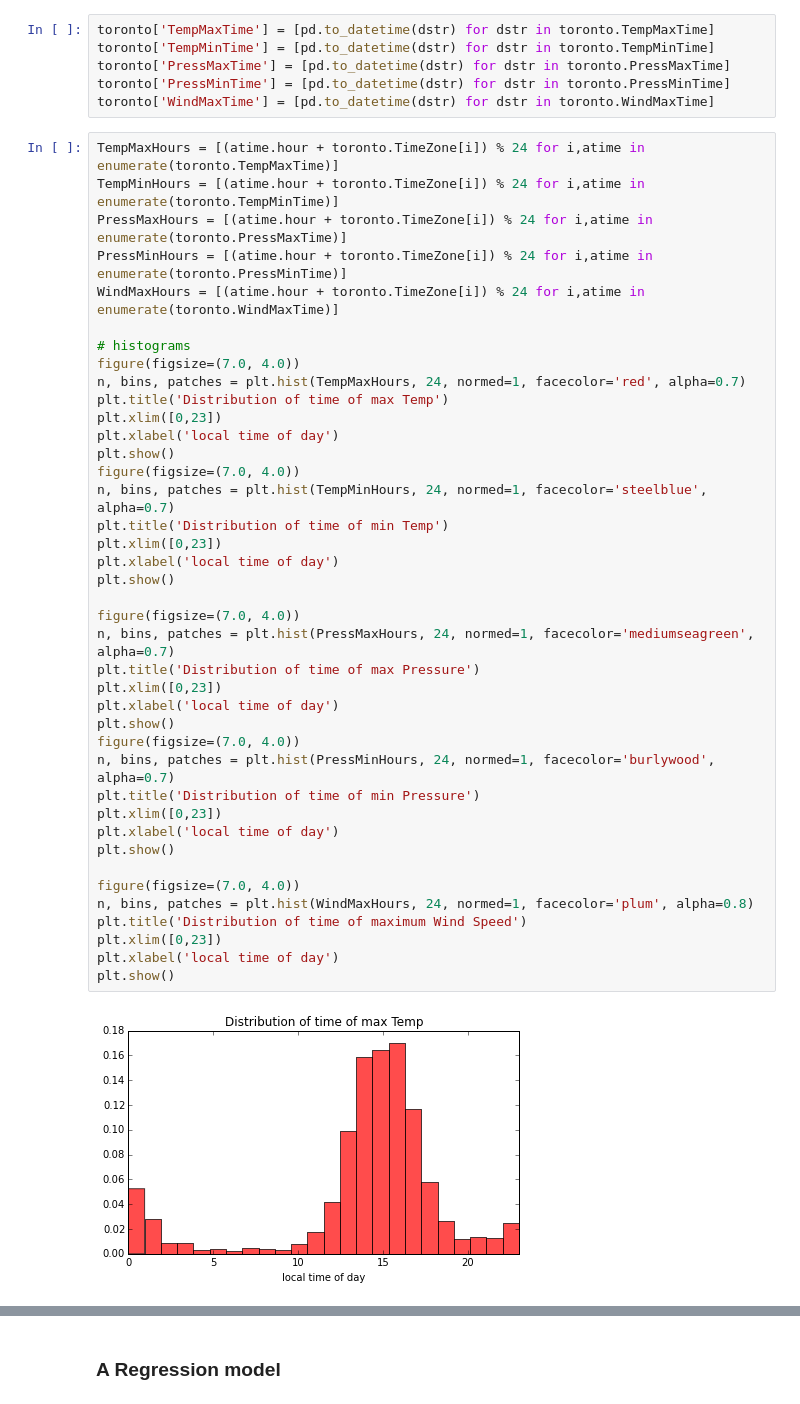
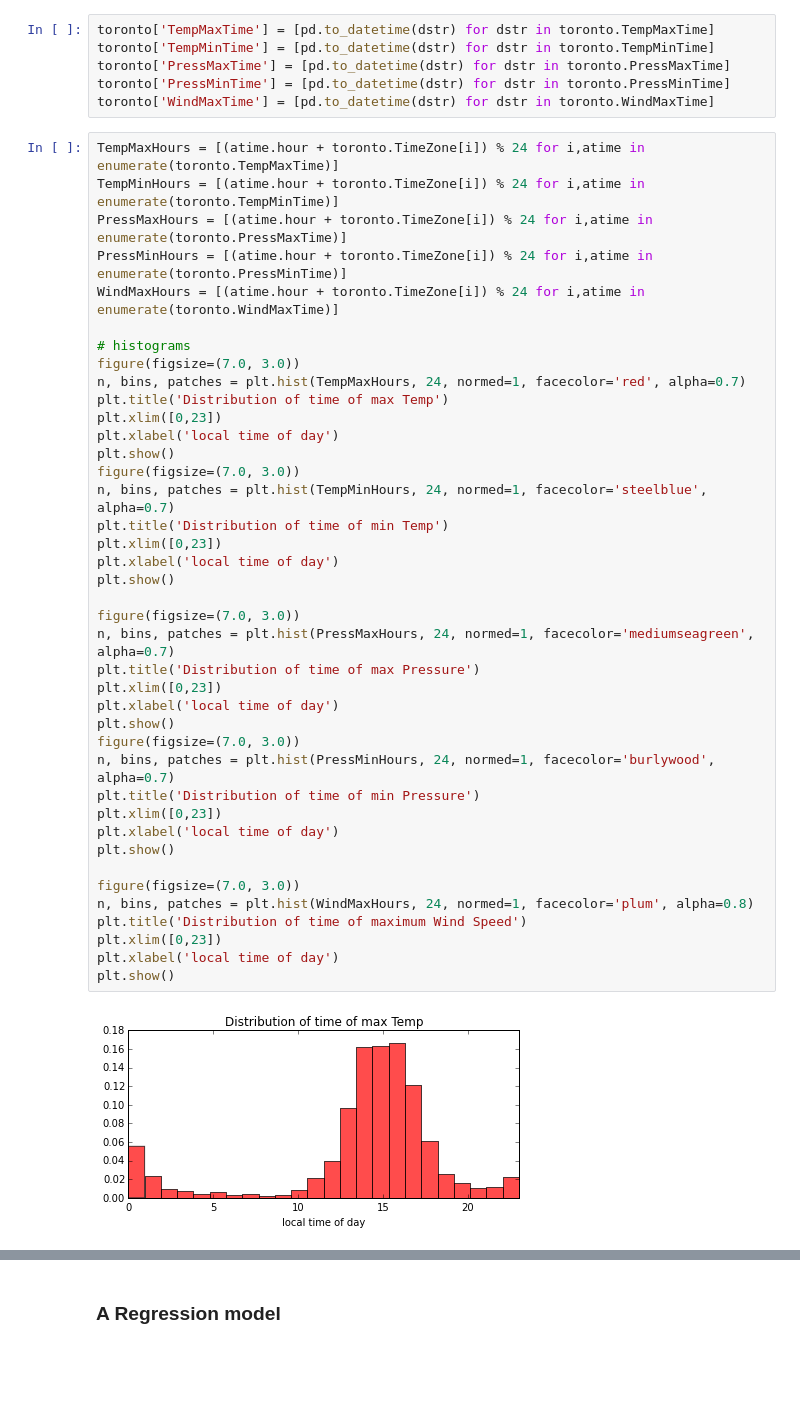
Before and after one commit to majorgowan/wpwp, a Jupyter notebook: Notebooks/wU_Working_with_Daily_Summaries.ipynb, the cells around one changed output, grey strips where cells are left out. Saved outputs shown, nothing was run; the diff lists cells and outputs as text; blank space fills up the shorter version.

```diff
--- a/Notebooks/wU_Working_with_Daily_Summaries.ipynb
+++ b/Notebooks/wU_Working_with_Daily_Summaries.ipynb
@@ -137,37 +153,37 @@ PressMinHours = [(atime.hour + toronto.TimeZone[i]) % 24 for i,atime in enumerat
 WindMaxHours = [(atime.hour + toronto.TimeZone[i]) % 24 for i,atime in enumerate(toronto.WindMaxTime)]
 
 # histograms
-figure(figsize=(7.0, 4.0))
+figure(figsize=(7.0, 3.0))
 n, bins, patches = plt.hist(TempMaxHours, 24, normed=1, facecolor='red', alpha=0.7)
 plt.title('Distribution of time of max Temp')
 plt.xlim([0,23])
 plt.xlabel('local time of day')
 plt.show()
-figure(figsize=(7.0, 4.0))
+figure(figsize=(7.0, 3.0))
 n, bins, patches = plt.hist(TempMinHours, 24, normed=1, facecolor='steelblue', alpha=0.7)
 plt.title('Distribution of time of min Temp')
 plt.xlim([0,23])
 plt.xlabel('local time of day')
 plt.show()
 
-figure(figsize=(7.0, 4.0))
+figure(figsize=(7.0, 3.0))
 n, bins, patches = plt.hist(PressMaxHours, 24, normed=1, facecolor='mediumseagreen', alpha=0.7)
 plt.title('Distribution of time of max Pressure')
 plt.xlim([0,23])
 plt.xlabel('local time of day')
 plt.show()
-figure(figsize=(7.0, 4.0))
+figure(figsize=(7.0, 3.0))
 n, bins, patches = plt.hist(PressMinHours, 24, normed=1, facecolor='burlywood', alpha=0.7)
 plt.title('Distribution of time of min Pressure')
 plt.xlim([0,23])
 plt.xlabel('local time of day')
 plt.show()
 
-figure(figsize=(7.0, 4.0))
+figure(figsize=(7.0, 3.0))
 n, bins, patches = plt.hist(WindMaxHours, 24, normed=1, facecolor='plum', alpha=0.8)
 plt.title('Distribution of time of maximum Wind Speed')
 plt.xlim([0,23])
 plt.xlabel('local time of day')
 plt.show()
 # %% [output]
-[figure, old version]
+[figure, new version]
```
Also changed, not shown: parts of 4 cells of this notebook, 2 other files.
